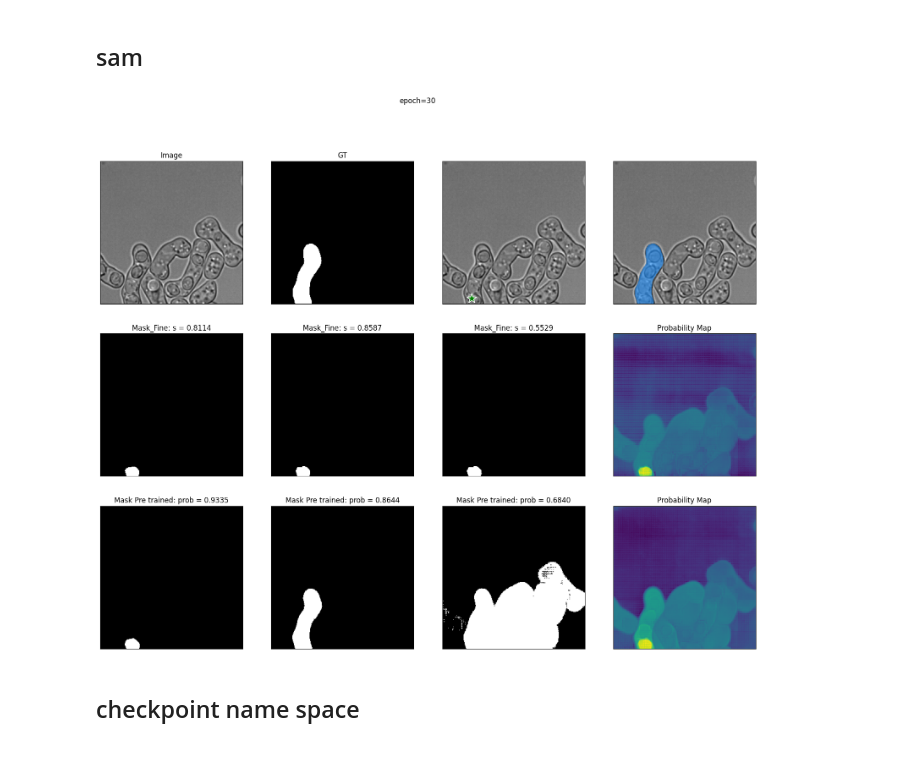
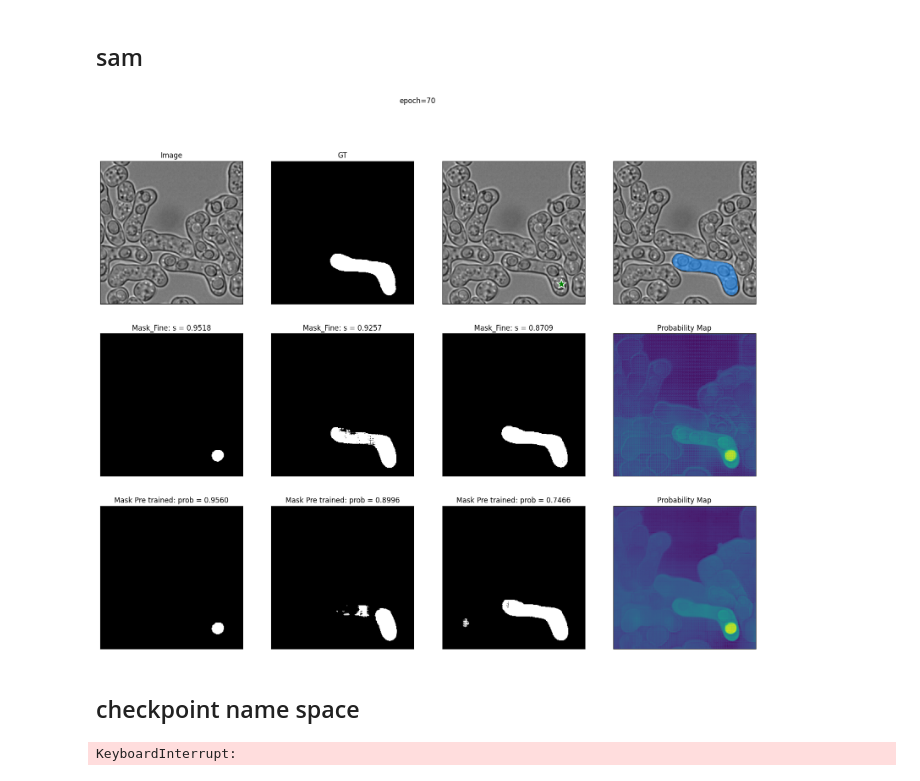
Before and after one commit to wanlanli/segment-anything, a Jupyter notebook: notebooks/home_training.ipynb, the cells around one changed output. Cells and saved outputs as stored; diff of their text form; code cells hidden in the pictures.

```diff
--- a/notebooks/home_training.ipynb
+++ b/notebooks/home_training.ipynb
@@ -10,7 +10,7 @@ import random
 # %%
 from  pycocotools.coco import COCO
 # %%
-root = "/media/wd/T7/data/for_sam_test/"
+root = "/media/wlli/T7/data/for_sam_test/"
 filelist = os.listdir(root)
 filelist = [os.path.join(root, f) for f in filelist if f.endswith(".json")]
 # %%
@@ -395,7 +395,7 @@ processor = SamProcessor.from_pretrained("facebook/sam-vit-huge")
 # Create an instance of the model architecture with the loaded configuration
 my_mito_model = SamModel(config=model_config)
 #Update the model by loading the weights from saved file.
-my_mito_model.load_state_dict(torch.load("/media/wlli/T7/data/for_sam_test/test_mito_model_checkpoint_1019_cpu.pth"))
+my_mito_model.load_state_dict(torch.load("/media/wlli/T7/data/for_sam_test/test_mito_model_checkpoint_1019_ep69cpu.pth"))
 
 # set the device to cuda if available, otherwise use cpu
 device = "cpu"
@@ -447,3 +447,12 @@ predictor = SamPredictor(sam)
 # predictor2 = SamPredictor(sam2)
 # %% [markdown]
 ## image
+# %%
+fig ,axs = plt.subplots(1, 10, figsize=(20,5))
+for i in range(0, 10):
+    idx = 16 * 10 + i
+    test_image = dataset[idx]["image"]
+    test_mask = dataset[idx]["label"]
+    axs[i].imshow(test_image)
+    axs[i].imshow(test_mask, alpha=0.5)
+    axs[i].set_title(idx)
@@ -450,5 +461,5 @@ predictor = SamPredictor(sam)
 # %%
-idx = 321
+idx = 162
 test_image = dataset[idx]["image"]
 test_mask = dataset[idx]["label"]
 prompt = get_points(np.array(test_mask))
@@ -540,35 +551,35 @@ for i in range(0, 3):
 # Plot the second image on the right
 axes[1, 3].imshow(mesam_logits.sum(axis=0))  # Assuming the second image is grayscale
 axes[1, 3].set_title("Probability Map")
 
 for i in range(0, 3):
     axes[2, i].imshow(masks[i], cmap='gray')
     axes[2, i].set_title(f"Mask Pre trained: prob = {scores[i]:.4f}")
 # Plot the second image on the right
 axes[2, 3].imshow(logits.sum(axis=0))
 axes[2, 3].set_title("Probability Map")
 
 # for i in range(0, 3):
 #     axes[3, i].imshow(masks2[i], cmap='gray')
 #     axes[3, i].set_title(f"Mask old name splace: prob = {scores2[i]:.4f}")
 # # Plot the second image on the right
 # axes[3, 3].imshow(logits2.sum(axis=0))
 # axes[3, 3].set_title("Probability Map")
 
 # Hide axis ticks and labels
 for axi in axes:
     for ax in axi:
         ax.set_xticks([])
         ax.set_yticks([])
         ax.set_xticklabels([])
         ax.set_yticklabels([])
 
 # Display the images side by side
 #plt.savefig("/home/wd/Pictures/1018_vs_fineturning_ep7.png")
-fig.suptitle("epoch=30")
+fig.suptitle("epoch=70")
 plt.show()
 # %% [output]
-[figure, old version]
+[figure, new version]
 # %% [markdown]
 ## checkpoint name space
 # %%
@@ -641,5 +652,7 @@ change_name("/home/wd/data/test_mito_model_checkpoint_1018_3.pth",
            )
 # %%
 #to cpus version
-aaa = torch.load("/media/wlli/T7/data/for_sam_test/test_mito_model_checkpoint_1019.pth", map_location=torch.device('cpu'))
-torch.save(aaa, "/media/wlli/T7/data/for_sam_test/test_mito_model_checkpoint_1019_cpu.pth")
+aaa = torch.load("/media/wlli/T7/data/for_sam_test/test_mito_model_checkpoint_1019_ep=9.pth", map_location=torch.device('cpu'))
+torch.save(aaa, "/media/wlli/T7/data/for_sam_test/test_mito_model_checkpoint_1019_ep9cpu.pth")
+# %% [output]
+KeyboardInterrupt:
```
Also changed, not shown: parts of 4 cells of this notebook, 1 other file.
